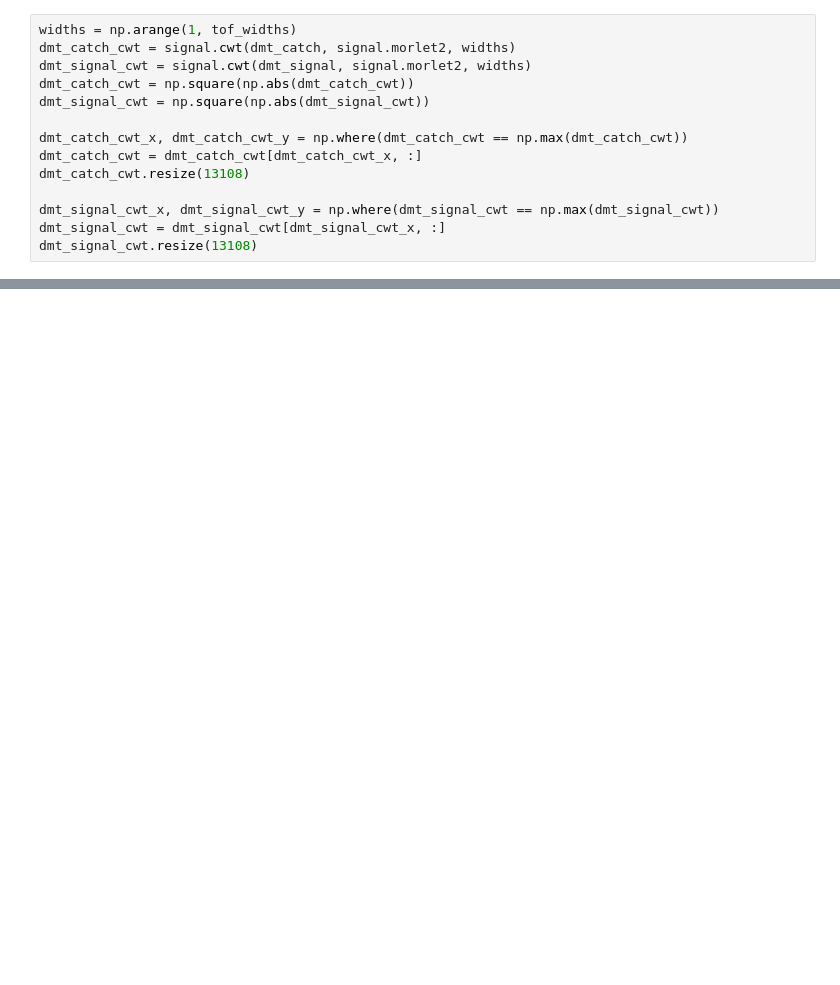
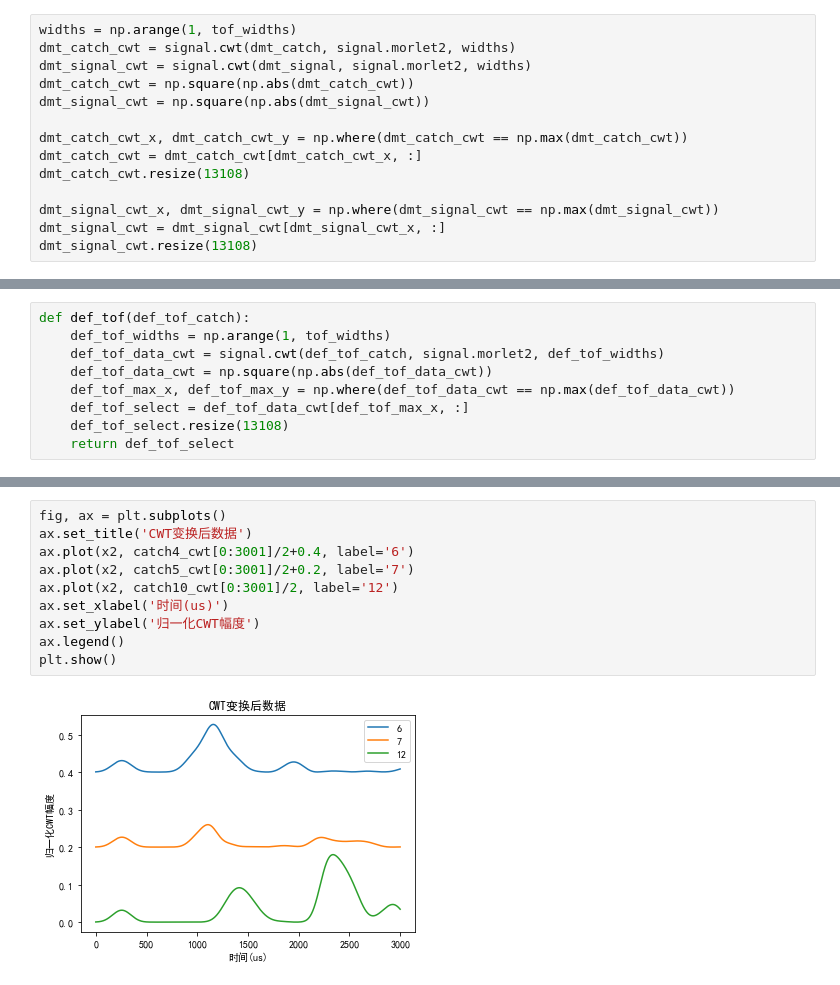
Before and after one commit to KeepNaivety3/Learning-Bayesian-Python-Rev, a Jupyter notebook: test.ipynb, the cells around one changed output, grey strips where cells are left out. Saved outputs shown, nothing was run; the diff lists cells and outputs as text; blank space fills up the shorter version.

```diff
--- a/test.ipynb
+++ b/test.ipynb
@@ -106,0 +107,9 @@ plt.show()
+# %%
+def def_tof(def_tof_catch):
+    def_tof_widths = np.arange(1, tof_widths)
+    def_tof_data_cwt = signal.cwt(def_tof_catch, signal.morlet2, def_tof_widths)
+    def_tof_data_cwt = np.square(np.abs(def_tof_data_cwt))
+    def_tof_max_x, def_tof_max_y = np.where(def_tof_data_cwt == np.max(def_tof_data_cwt))
+    def_tof_select = def_tof_data_cwt[def_tof_max_x, :]
+    def_tof_select.resize(13108)
+    return def_tof_select
@@ -106,0 +138,12 @@ plt.show()
+# %%
+fig, ax = plt.subplots()
+ax.set_title('CWT变换后数据')
+ax.plot(x2, catch4_cwt[0:3001]/2+0.4, label='6')
+ax.plot(x2, catch5_cwt[0:3001]/2+0.2, label='7')
+ax.plot(x2, catch10_cwt[0:3001]/2, label='12')
+ax.set_xlabel('时间(us)')
+ax.set_ylabel('归一化CWT幅度')
+ax.legend()
+plt.show()
+# %% [output]
+[figure, added]
```
Also changed, not shown: parts of 5 cells of this notebook, 1 other file.
